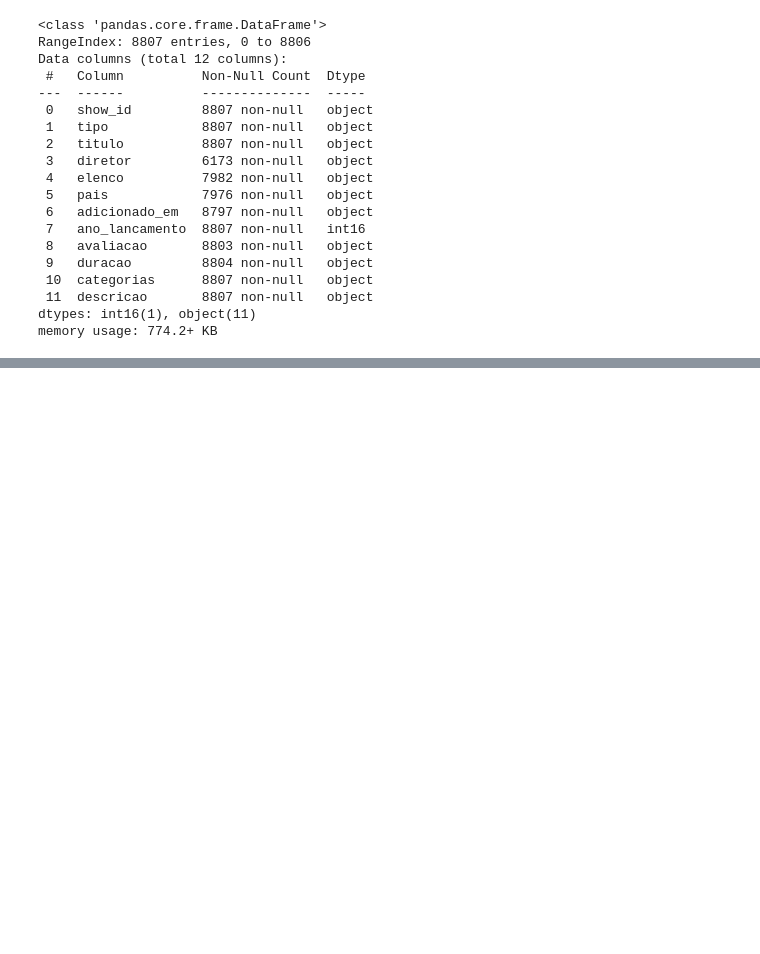
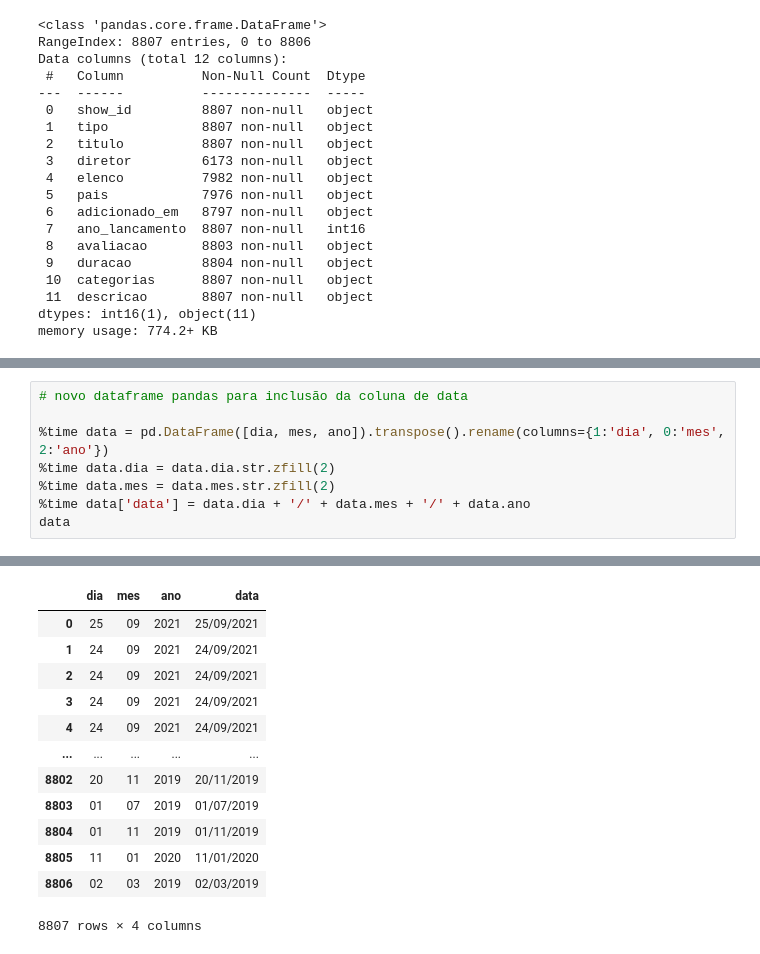
Before and after one commit to GuilhermeKotchergenko/santandercoders_bigdata1_project, a Jupyter notebook: netflix.ipynb, the cells around one changed output, grey strips where cells are left out. Drawn from its saved outputs; the diff is of its cells as text; blank space fills up the shorter version.

```diff
--- a/netflix.ipynb
+++ b/netflix.ipynb
@@ -185,0 +196,9 @@ Name: 0, Length: 8807, dtype: object
+# %%
+# novo dataframe pandas para inclusão da coluna de data
+
+%time data = pd.DataFrame([dia, mes, ano]).transpose().rename(columns={1:'dia', 0:'mes', 2:'ano'})
+%time data.dia = data.dia.str.zfill(2)
+%time data.mes = data.mes.str.zfill(2)
+%time data['data'] = data.dia + '/' + data.mes + '/' + data.ano
+data
+# %% [output]
@@ -185,0 +213,13 @@ Name: 0, Length: 8807, dtype: object
+|  | dia | mes | ano | data |
+| 0 | 25 | 09 | 2021 | 25/09/2021 |
+| 1 | 24 | 09 | 2021 | 24/09/2021 |
+| 2 | 24 | 09 | 2021 | 24/09/2021 |
+| 3 | 24 | 09 | 2021 | 24/09/2021 |
+| 4 | 24 | 09 | 2021 | 24/09/2021 |
+| ... | ... | ... | ... | ... |
+| 8802 | 20 | 11 | 2019 | 20/11/2019 |
+| 8803 | 01 | 07 | 2019 | 01/07/2019 |
+| 8804 | 01 | 11 | 2019 | 01/11/2019 |
+| 8805 | 11 | 01 | 2020 | 11/01/2020 |
+| 8806 | 02 | 03 | 2019 | 02/03/2019 |
+8807 rows × 4 columns
```
Also changed, not shown: parts of 17 cells of this notebook.
